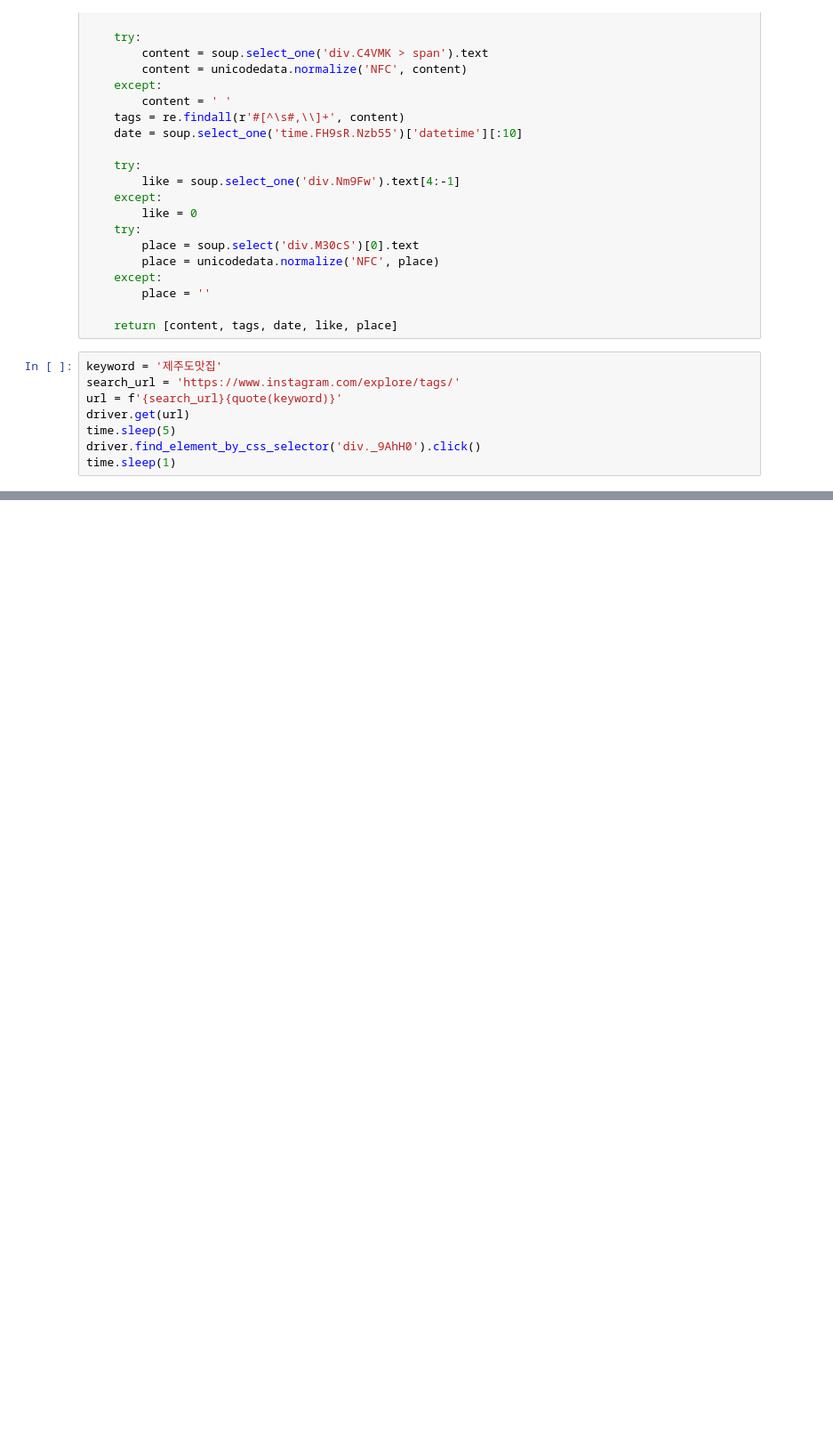
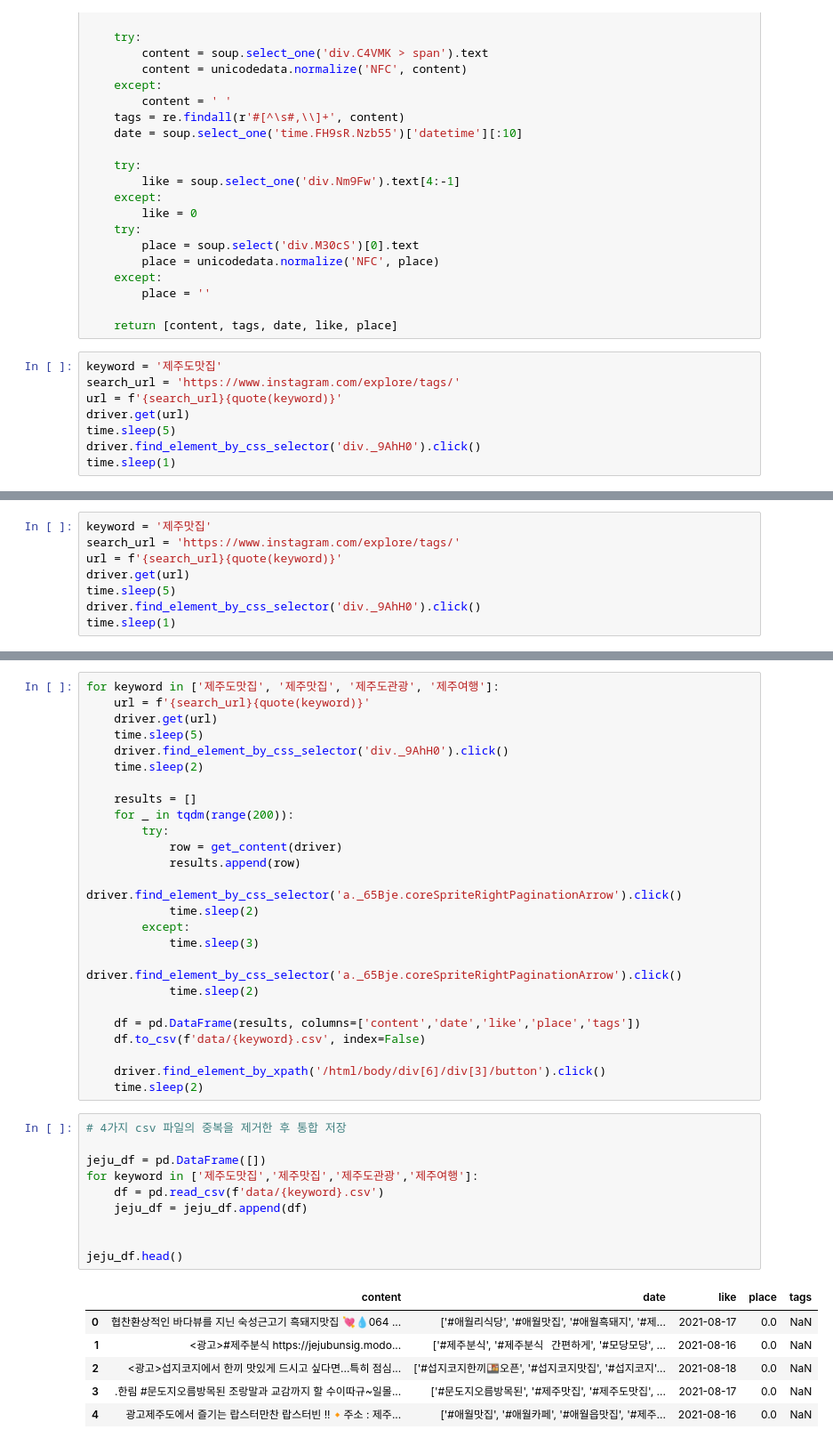
Before and after one commit to HyunjooP/DataAnalysis, a Jupyter notebook: 05. Crawling_Web/10_제주명소_insta.ipynb, the cells around one changed output, grey strips where cells are left out. Shown at 89% size. Drawn from its saved outputs; the diff is of its cells as text; blank space fills up the shorter version.

```diff
--- a/05. Crawling_Web/10_제주명소_insta.ipynb
+++ b/05. Crawling_Web/10_제주명소_insta.ipynb
@@ -238,0 +243,8 @@ df.tail()
+# %%
+keyword = '제주맛집'
+search_url = 'https://www.instagram.com/explore/tags/'
+url = f'{search_url}{quote(keyword)}'
+driver.get(url)
+time.sleep(5)
+driver.find_element_by_css_selector('div._9AhH0').click()
+time.sleep(1)
@@ -238,0 +264,42 @@ df.tail()
+# %%
+for keyword in ['제주도맛집', '제주맛집', '제주도관광', '제주여행']:
+    url = f'{search_url}{quote(keyword)}'
+    driver.get(url)
+    time.sleep(5)
+    driver.find_element_by_css_selector('div._9AhH0').click()
+    time.sleep(2)
+
+    results = []
+    for _ in tqdm(range(200)):
+        try:
+            row = get_content(driver)
+            results.append(row)
+            driver.find_element_by_css_selector('a._65Bje.coreSpriteRightPaginationArrow').click()
+            time.sleep(2)
+        except:
+            time.sleep(3)
+            driver.find_element_by_css_selector('a._65Bje.coreSpriteRightPaginationArrow').click()
+            time.sleep(2)
+
+    df = pd.DataFrame(results, columns=['content','date','like','place','tags'])
+    df.to_csv(f'data/{keyword}.csv', index=False)
+
+    driver.find_element_by_xpath('/html/body/div[6]/div[3]/button').click()
+    time.sleep(2)
+# %%
+# 4가지 csv 파일의 중복을 제거한 후 통합 저장
+
+jeju_df = pd.DataFrame([])
+for keyword in ['제주도맛집','제주맛집','제주도관광','제주여행']:
+    df = pd.read_csv(f'data/{keyword}.csv')
+    jeju_df = jeju_df.append(df)
+
+
+jeju_df.head()
+# %% [output]
+|  | content | date | like | place | tags |
+| 0 | 협찬환상적인 바다뷰를 지닌 숙성근고기 흑돼지맛집 💘💧064 ... | ['#애월리식당', '#애월맛집', '#애월흑돼지', '#제... | 2021-08-17 | 0.0 | NaN |
+| 1 | <광고>#제주분식 https://jejubunsig.modo... | ['#제주분식', '#제주분식⠀간편하게', '#모당모당', ... | 2021-08-16 | 0.0 | NaN |
+| 2 | <광고>섭지코지에서 한끼 맛있게 드시고 싶다면...특히 점심... | ['#섭지코지한끼🍱오픈', '#섭지코지맛집', '#섭지코지'... | 2021-08-18 | 0.0 | NaN |
+| 3 | .한림 #문도지오름방목된 조랑말과 교감까지 할 수이따규~일몰... | ['#문도지오름방목된', '#제주맛집', '#제주도맛집', ... | 2021-08-17 | 0.0 | NaN |
+| 4 | 광고제주도에서 즐기는 랍스터만찬 랍스터빈 !!🔸주소 : 제주... | ['#애월맛집', '#애월카페', '#애월읍맛집', '#제주... | 2021-08-16 | 0.0 | NaN |
```
Also changed, not shown: parts of 6 cells of this notebook, 4 other files.
